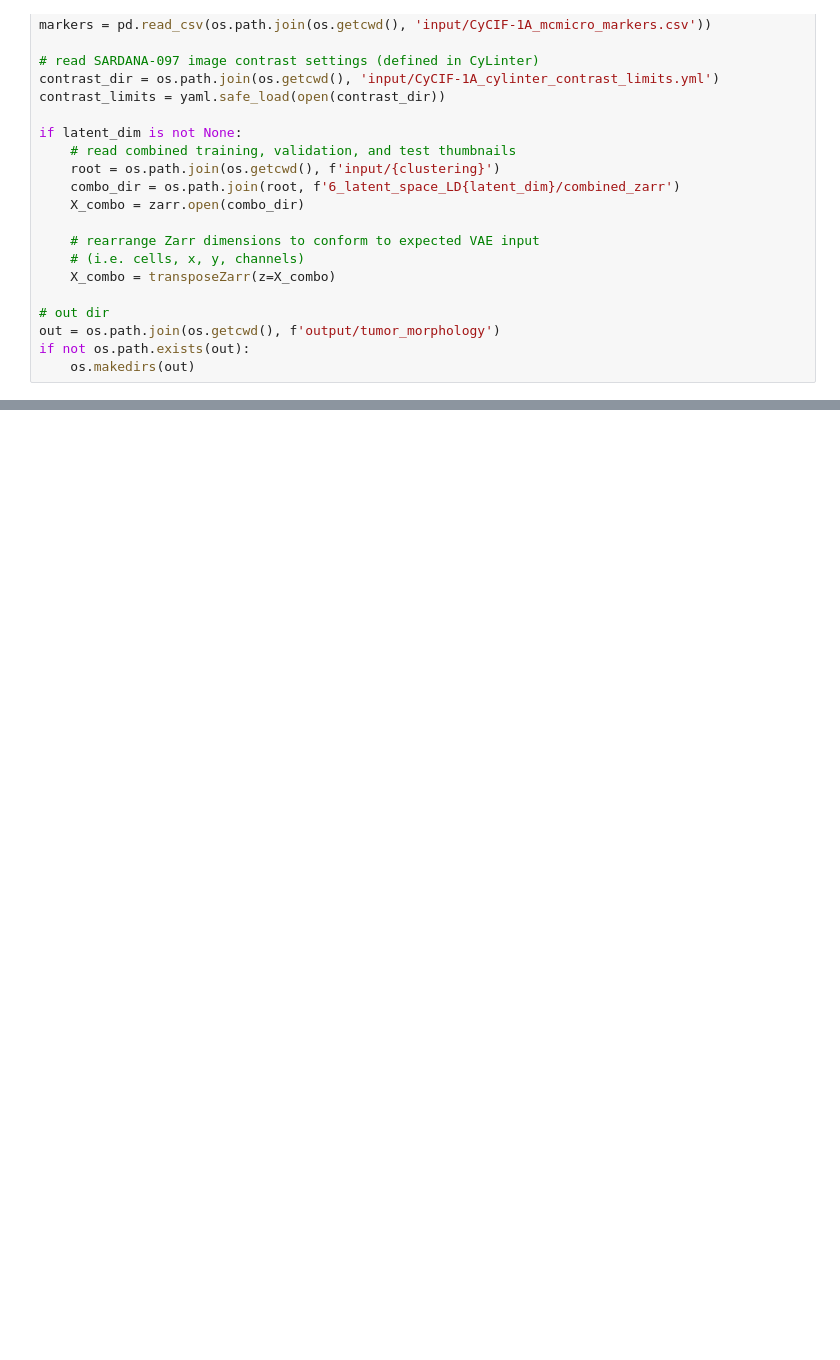
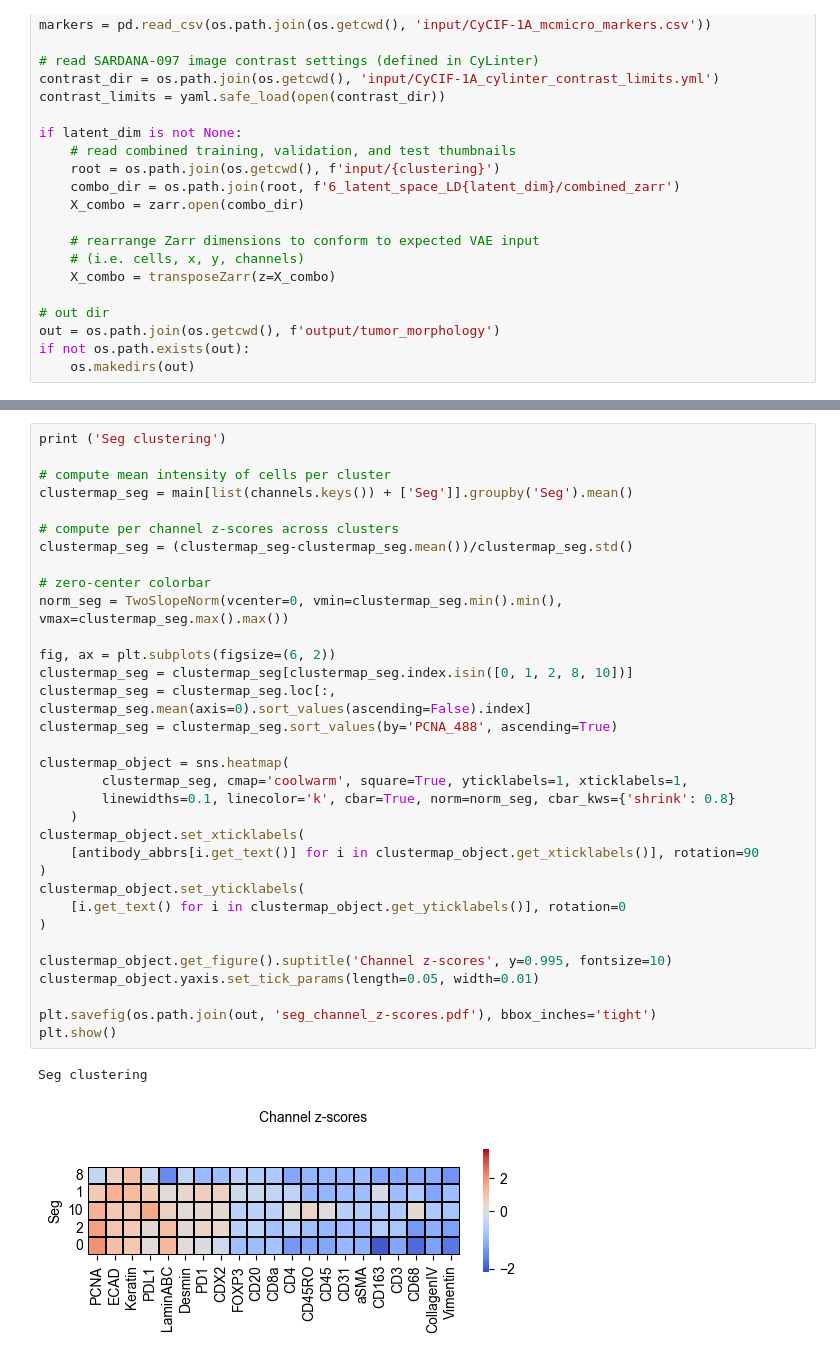
Before and after one commit to labsyspharm/vae-paper, a Jupyter notebook: src/tumor_morphology.ipynb, the cells around one changed output, grey strips where cells are left out. Saved outputs shown, nothing was run; the diff lists cells and outputs as text; blank space fills up the shorter version.

```diff
--- a/src/tumor_morphology.ipynb
+++ b/src/tumor_morphology.ipynb
@@ -147,0 +76,36 @@ Pixel clustering
+# %%
+print ('Seg clustering')
+
+# compute mean intensity of cells per cluster
+clustermap_seg = main[list(channels.keys()) + ['Seg']].groupby('Seg').mean()
+
+# compute per channel z-scores across clusters
+clustermap_seg = (clustermap_seg-clustermap_seg.mean())/clustermap_seg.std()
+
+# zero-center colorbar
+norm_seg = TwoSlopeNorm(vcenter=0, vmin=clustermap_seg.min().min(), vmax=clustermap_seg.max().max())
+
+fig, ax = plt.subplots(figsize=(6, 2))
+clustermap_seg = clustermap_seg[clustermap_seg.index.isin([0, 1, 2, 8, 10])]
+clustermap_seg = clustermap_seg.loc[:, clustermap_seg.mean(axis=0).sort_values(ascending=False).index]
+clustermap_seg = clustermap_seg.sort_values(by='PCNA_488', ascending=True)
+
+clustermap_object = sns.heatmap(
+        clustermap_seg, cmap='coolwarm', square=True, yticklabels=1, xticklabels=1,
+        linewidths=0.1, linecolor='k', cbar=True, norm=norm_seg, cbar_kws={'shrink': 0.8}
+    )
+clustermap_object.set_xticklabels(
+    [antibody_abbrs[i.get_text()] for i in clustermap_object.get_xticklabels()], rotation=90
+)
+clustermap_object.set_yticklabels(
+    [i.get_text() for i in clustermap_object.get_yticklabels()], rotation=0
+)
+
+clustermap_object.get_figure().suptitle('Channel z-scores', y=0.995, fontsize=10)
+clustermap_object.yaxis.set_tick_params(length=0.05, width=0.01)
+
+plt.savefig(os.path.join(out, 'seg_channel_z-scores.pdf'), bbox_inches='tight')
+plt.show()
+# %% [output]
+Seg clustering
+[figure, added]
```
Also changed, not shown: parts of 3 cells of this notebook, 28 other files.
